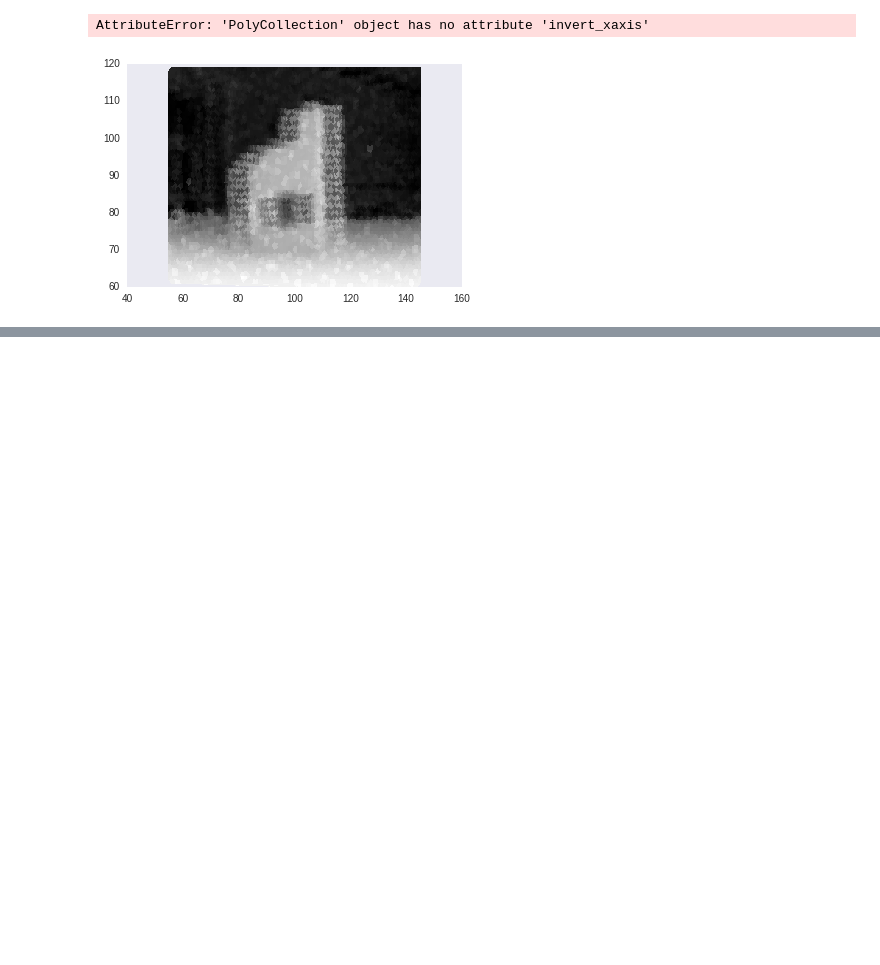
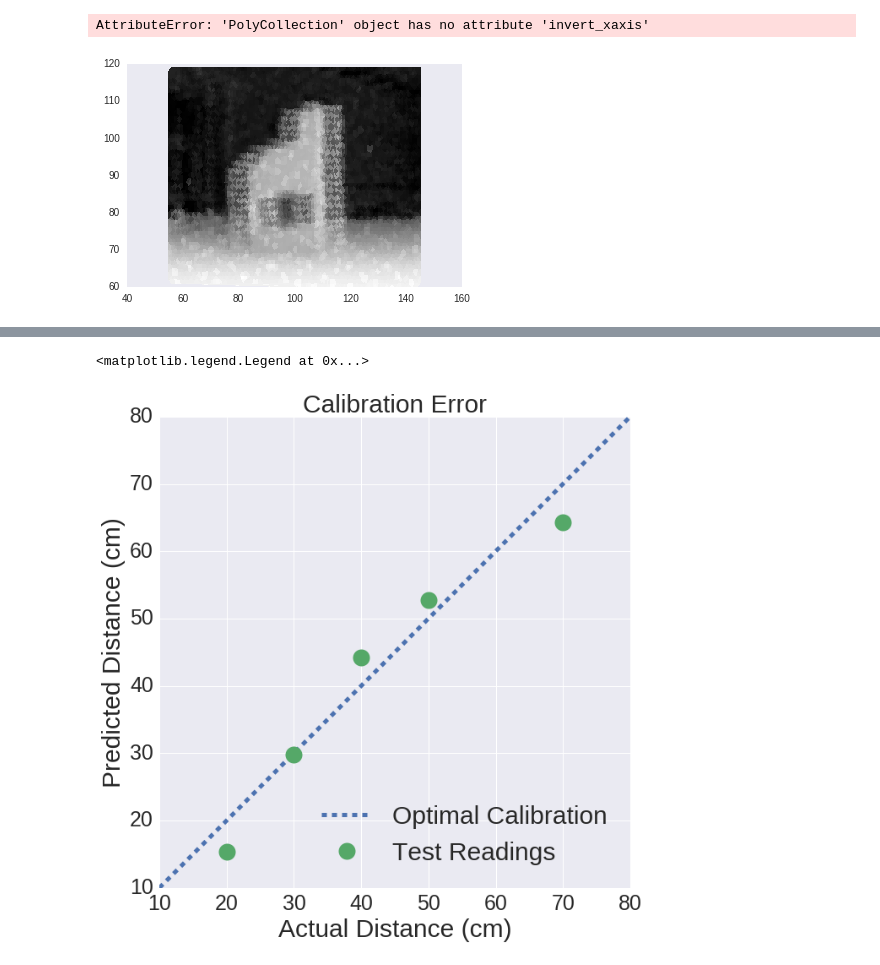
Before and after one commit to jaredbriskman/PoELab2, a Jupyter notebook: roughvis.ipynb, the cells around one changed output, grey strips where cells are left out. Drawn from its saved outputs; the diff is of its cells as text; code cells hidden in the pictures; blank space fills up the shorter version.

```diff
--- a/roughvis.ipynb
+++ b/roughvis.ipynb
@@ -121,0 +129,19 @@ ax.legend(loc='upper right',fontsize=30)
+# %%
+def cal_func(mV):
+    return (((mV - 440*refV) *(60 - 24)) / ((190 - 440) * refV)) + 24
+# %%
+pred = [cal_func(mV) for mV in [500*refV, 400*refV, 300*refV, 240*refV, 160*refV]]
+standard = [10, 80]
+# %%
+fig, ax = plt.subplots(figsize=(10, 10))
+line1, = ax.plot(standard, standard, '--', marker='o', linewidth=5, markersize=0,label='Optimal Calibration')
+line2, = ax.plot(test['dist'], pred, ' ', marker='o', linewidth=5,markersize=20,label='Test Readings')
+ax.set_xlabel('Actual Distance (cm)',fontsize=30)
+ax.set_ylabel('Predicted Distance (cm)',fontsize=30)
+ax.set_title('Calibration Error',fontsize=30)
+plt.xticks(fontsize=25)
+plt.yticks(fontsize=25)
+ax.legend(loc='lower right',fontsize=30)
+# %% [output]
+<matplotlib.legend.Legend at 0x...>
+[figure, added]
```
Also changed, not shown: parts of 5 cells of this notebook.
